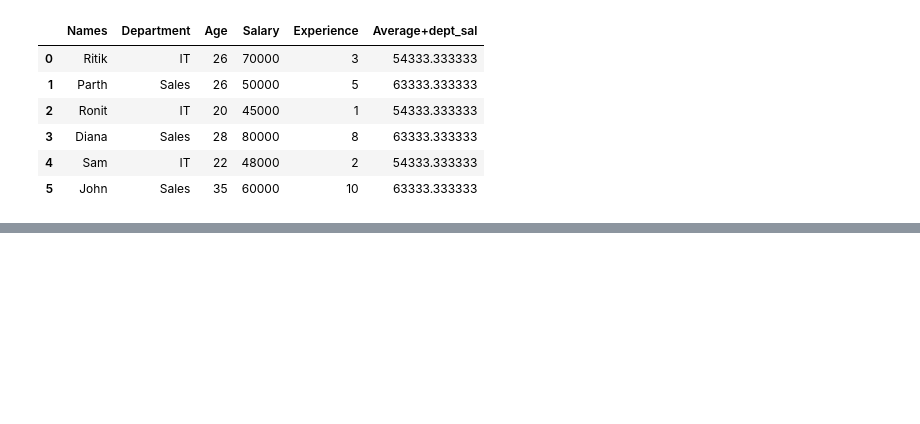
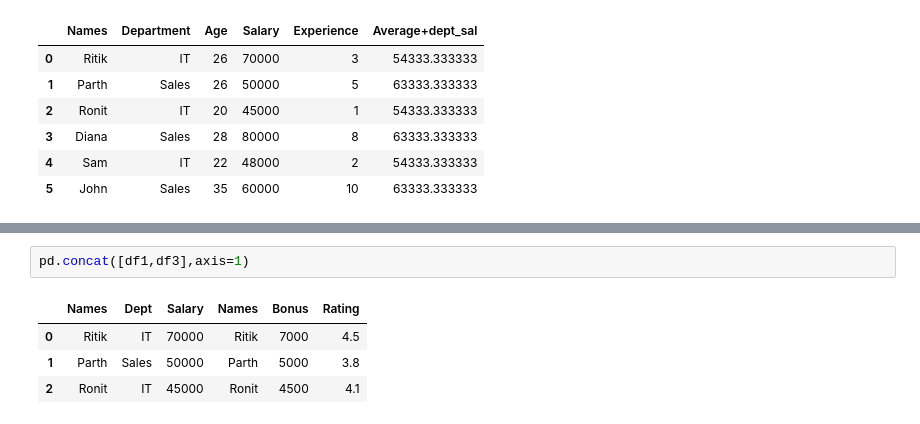
Before and after one commit to RitikSareen/AIPractice, a Jupyter notebook: pandas/basicPandas.ipynb, the cells around one changed output, grey strips where cells are left out. Cells and saved outputs as stored; diff of their text form; blank space fills up the shorter version.

```diff
--- a/pandas/basicPandas.ipynb
+++ b/pandas/basicPandas.ipynb
@@ -388,0 +423,7 @@ df
+# %%
+pd.concat([df1,df3],axis=1)
+# %% [output]
+|  | Names | Dept | Salary | Names | Bonus | Rating |
+| 0 | Ritik | IT | 70000 | Ritik | 7000 | 4.5 |
+| 1 | Parth | Sales | 50000 | Parth | 5000 | 3.8 |
+| 2 | Ronit | IT | 45000 | Ronit | 4500 | 4.1 |
```
Also changed, not shown: parts of 7 cells of this notebook.
